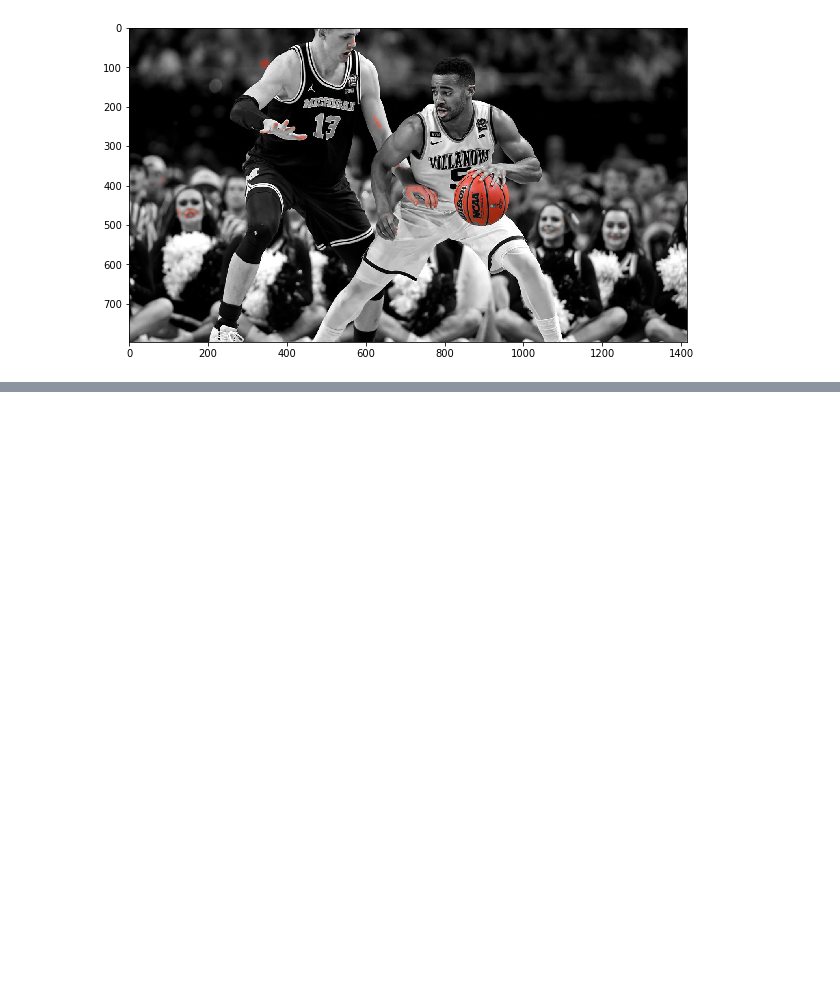
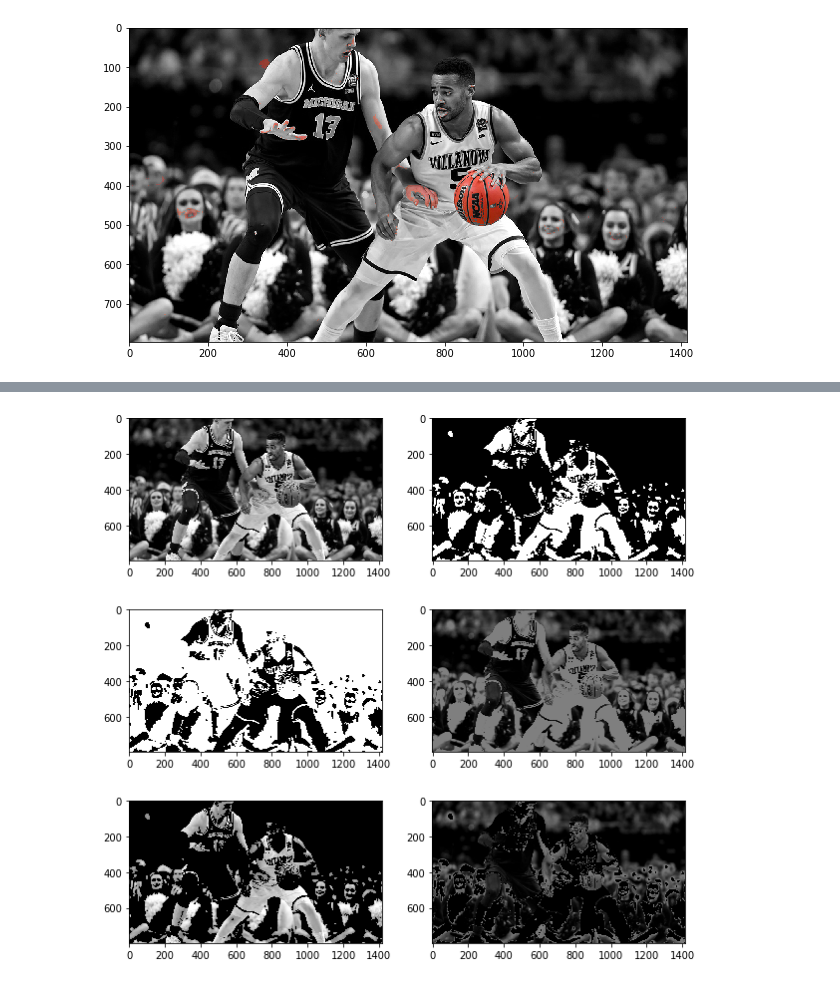
Before and after one commit to guilhermesimas/text-classification, a Jupyter notebook: opencv-img-processing/opencv-img-processing.ipynb, the cells around one changed output, grey strips where cells are left out. Cells and saved outputs as stored; diff of their text form; code cells hidden in the pictures; blank space fills up the shorter version.

Commit message:
Image thresholding and noise removal

```diff
--- a/opencv-img-processing/opencv-img-processing.ipynb
+++ b/opencv-img-processing/opencv-img-processing.ipynb
@@ -51,0 +55,15 @@ plt.imshow(img_done)
+# %%
+def thresholdAndShow(img,method):
+    img_gray = cv2.cvtColor(img,cv2.COLOR_RGB2GRAY)
+    ret, thresh = cv2.threshold(img,127,255,method)
+    return thresh
+
+methods = [cv2.THRESH_BINARY,cv2.THRESH_BINARY_INV,cv2.THRESH_TRUNC,cv2.THRESH_TOZERO,cv2.THRESH_TOZERO_INV]
+
+plt.subplot(3,2,1),plt.imshow(img_gray)
+for i in range(5):
+    plt.subplot(3,2,i+2),plt.imshow(thresholdAndShow(img_gray,methods[i]))
+
+plt.show()
+# %% [output]
+[figure, added]
```
Also changed, not shown: parts of 13 cells of this notebook, 1 other file.
